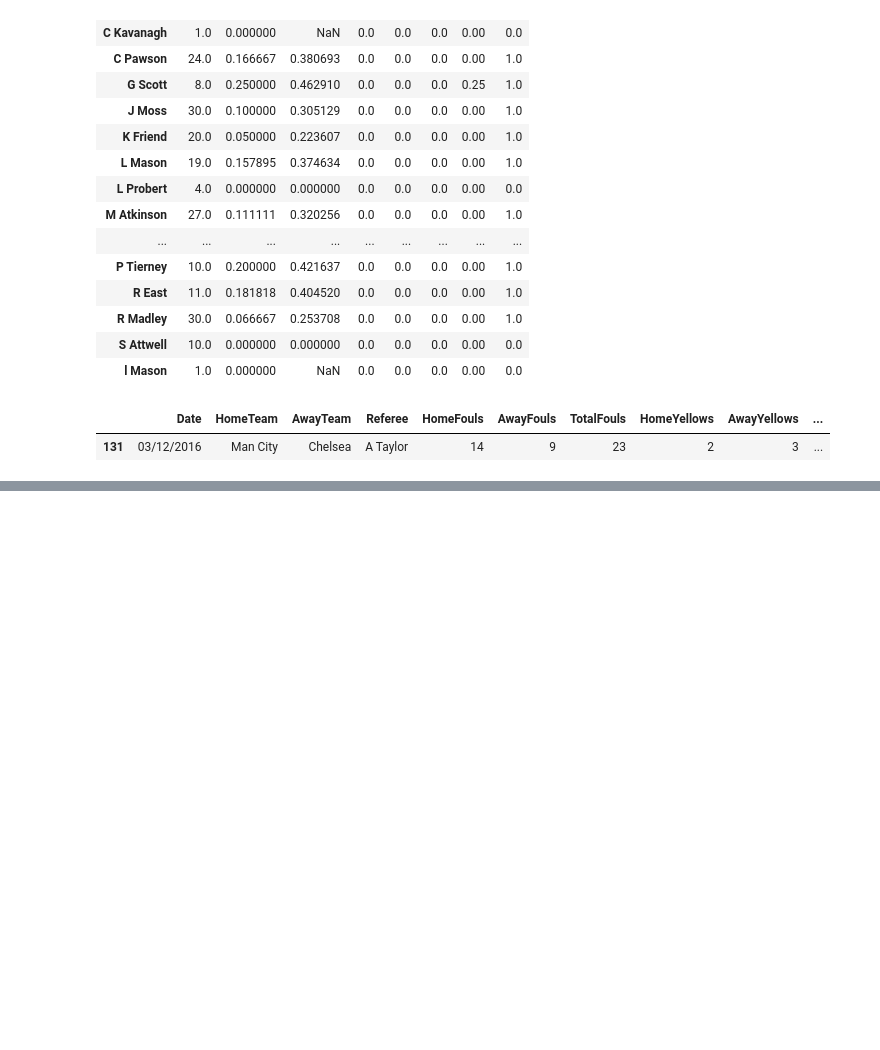
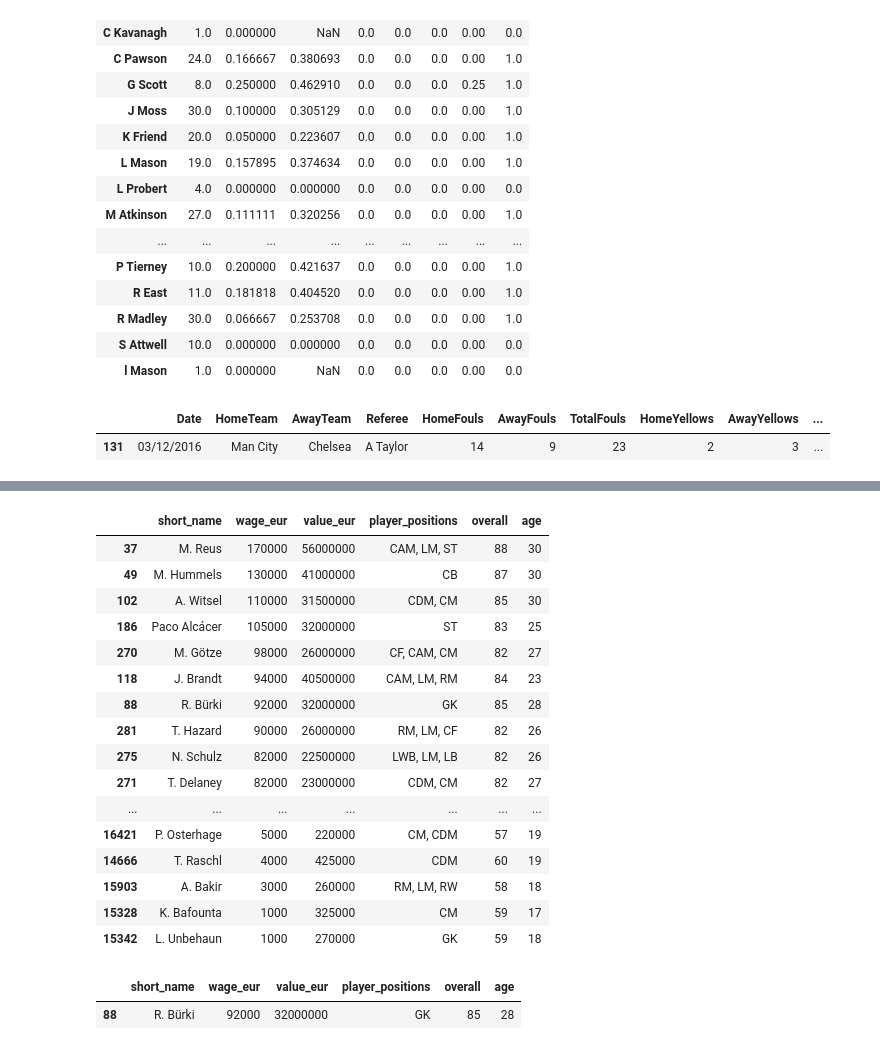
Before and after one commit to dylodylo/football-data-analysis, a Jupyter notebook: PythonFC/main.ipynb, the cells around one changed output, grey strips where cells are left out. Cells and saved outputs as stored; diff of their text form; code cells hidden in the pictures; blank space fills up the shorter version.

Commit message:
all data analysis

```diff
--- a/PythonFC/main.ipynb
+++ b/PythonFC/main.ipynb
@@ -163,0 +397,3 @@ df[df["TotalReds"]==2]
+# %%
+data = pd.read_csv("Data Store/players_20.csv")
+data.head()
@@ -163,0 +428,29 @@ df[df["TotalReds"]==2]
+# %%
+def club(teamName):
+    return data[data["club"] == teamName][['short_name','wage_eur','value_eur','player_positions','overall','age']]
+
+club("Borussia Dortmund").sort_values("wage_eur", ascending=False)
+# %% [output]
+|  | short_name | wage_eur | value_eur | player_positions | overall | age |
+| 37 | M. Reus | 170000 | 56000000 | CAM, LM, ST | 88 | 30 |
+| 49 | M. Hummels | 130000 | 41000000 | CB | 87 | 30 |
+| 102 | A. Witsel | 110000 | 31500000 | CDM, CM | 85 | 30 |
+| 186 | Paco Alcácer | 105000 | 32000000 | ST | 83 | 25 |
+| 270 | M. Götze | 98000 | 26000000 | CF, CAM, CM | 82 | 27 |
+| 118 | J. Brandt | 94000 | 40500000 | CAM, LM, RM | 84 | 23 |
+| 88 | R. Bürki | 92000 | 32000000 | GK | 85 | 28 |
+| 281 | T. Hazard | 90000 | 26000000 | RM, LM, CF | 82 | 26 |
+| 275 | N. Schulz | 82000 | 22500000 | LWB, LM, LB | 82 | 26 |
+| 271 | T. Delaney | 82000 | 23000000 | CDM, CM | 82 | 27 |
+| ... | ... | ... | ... | ... | ... | ... |
+| 16421 | P. Osterhage | 5000 | 220000 | CM, CDM | 57 | 19 |
+| 14666 | T. Raschl | 4000 | 425000 | CDM | 60 | 19 |
+| 15903 | A. Bakir | 3000 | 260000 | RM, LM, RW | 58 | 18 |
+| 15328 | K. Bafounta | 1000 | 325000 | CM | 59 | 17 |
+| 15342 | L. Unbehaun | 1000 | 270000 | GK | 59 | 18 |
+# %%
+Burki = data[data["short_name"] == "R. Bürki"][['short_name','wage_eur','value_eur','player_positions','overall','age']]
+Burki
+# %% [output]
+|  | short_name | wage_eur | value_eur | player_positions | overall | age |
+| 88 | R. Bürki | 92000 | 32000000 | GK | 85 | 28 |
```
Also changed, not shown: parts of 37 cells of this notebook.
